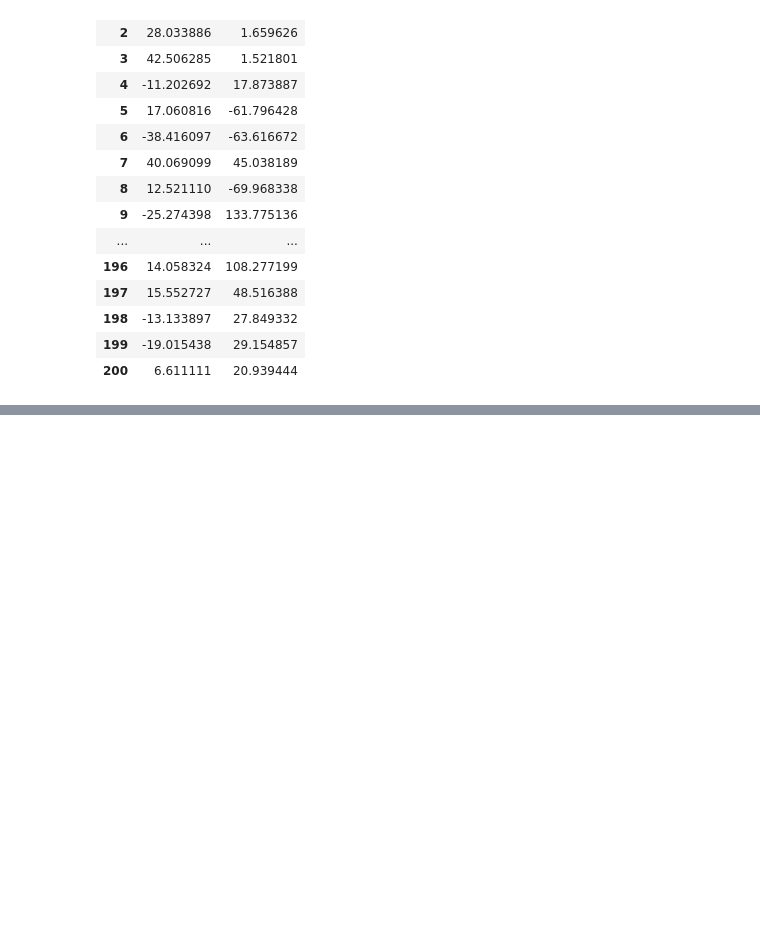
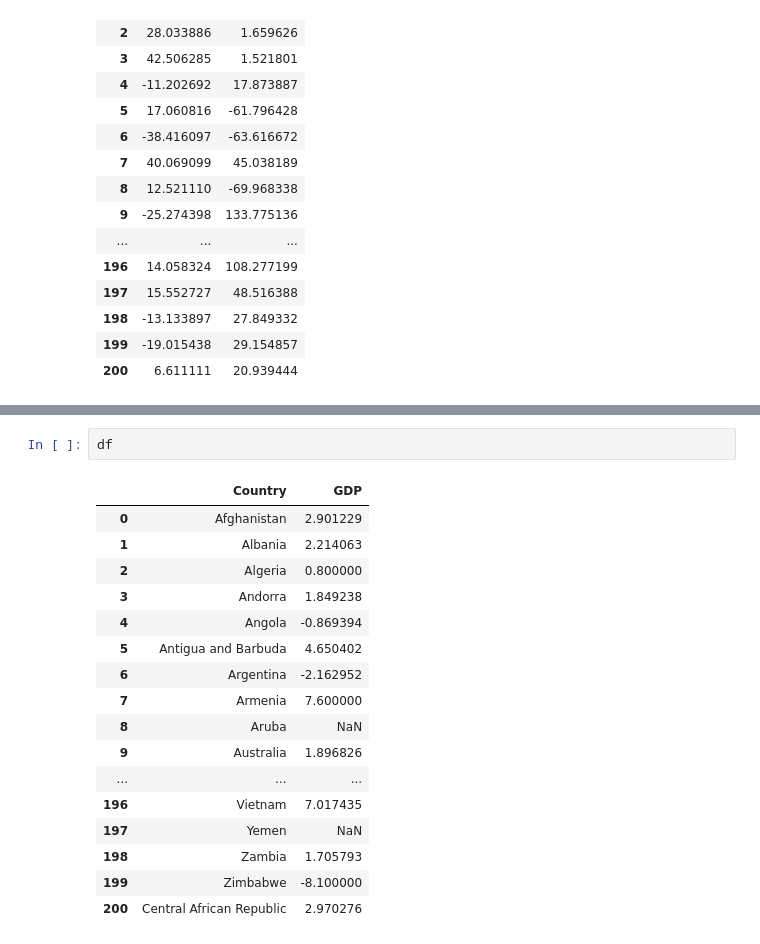
Before and after one commit to drainganggtb/WorldBank-GDP, a Jupyter notebook: WorldBankIndicators.ipynb, the cells around one changed output, grey strips where cells are left out. Saved outputs shown, nothing was run; the diff lists cells and outputs as text; blank space fills up the shorter version.

```diff
--- a/WorldBankIndicators.ipynb
+++ b/WorldBankIndicators.ipynb
@@ -360,3 +360,23 @@ fig.add_layer(marker_layer)
 fig
 # %% [output]
 [interactive output not drawn]
+# %%
+df
+# %% [output]
+|  | Country | GDP |
+| 0 | Afghanistan | 2.901229 |
+| 1 | Albania | 2.214063 |
+| 2 | Algeria | 0.800000 |
+| 3 | Andorra | 1.849238 |
+| 4 | Angola | -0.869394 |
+| 5 | Antigua and Barbuda | 4.650402 |
+| 6 | Argentina | -2.162952 |
+| 7 | Armenia | 7.600000 |
+| 8 | Aruba | NaN |
+| 9 | Australia | 1.896826 |
+| ... | ... | ... |
+| 196 | Vietnam | 7.017435 |
+| 197 | Yemen | NaN |
+| 198 | Zambia | 1.705793 |
+| 199 | Zimbabwe | -8.100000 |
+| 200 | Central African Republic | 2.970276 |
```
Also changed, not shown: 1 other file.
